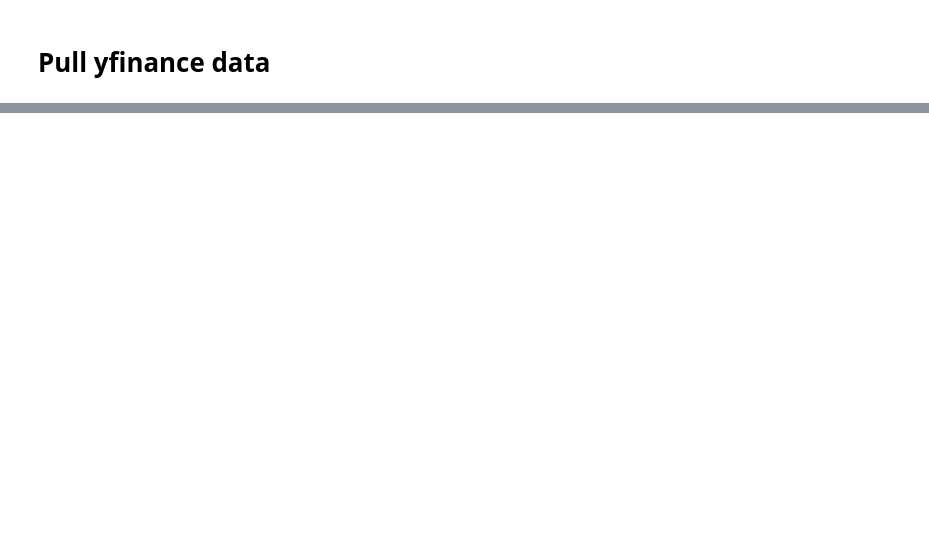
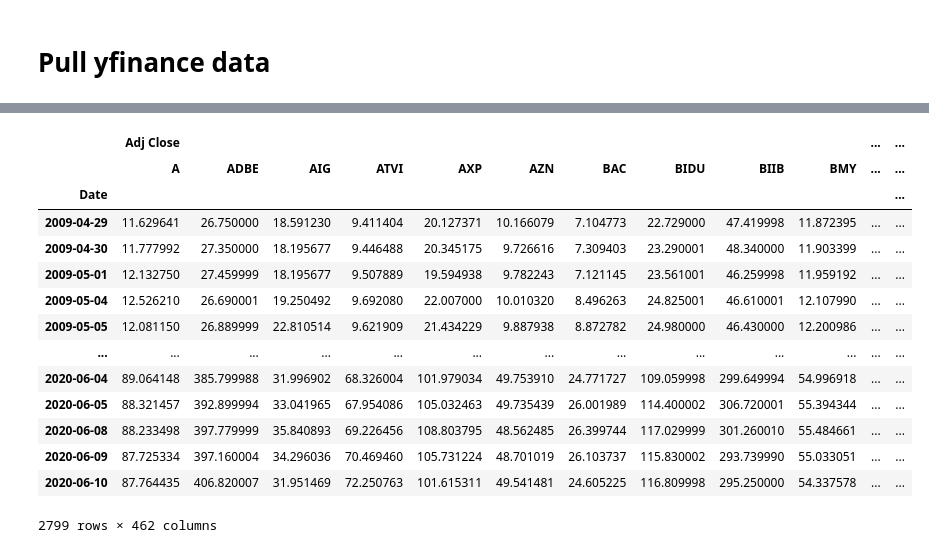
Before and after one commit to weijiesim/qf209-nlp-project, a Jupyter notebook: qf209_nlp_project.ipynb, the cells around one changed output, grey strips where cells are left out. Cells and saved outputs as stored; diff of their text form; code cells hidden in the pictures; blank space fills up the shorter version.

Commit message:
cleaned data

```diff
--- a/qf209_nlp_project.ipynb
+++ b/qf209_nlp_project.ipynb
@@ -7,5 +7,5 @@ import plotly.express as px
 # %% [markdown]
 # Data Exploration
 # %%
-data_1 = pd.read_csv("data/daily_financial_news/analyst_ratings_processed.csv", index_col=0)
+data_1 = pd.read_csv("/Users/bonniez/Downloads/archive/analyst_ratings_processed.csv", index_col=0)
 data_1.head()
@@ -140 +301,21 @@ data
 2799 rows × 600 columns
+# %%
+# Remove rows with NaN values
+data_cleaned = data.dropna(axis=1)
+data_cleaned
+# %% [output]
+|  | Adj Close |  |  |  |  |  |  |  |  |  | ... | ... |
+|  | A | ADBE | AIG | ATVI | AXP | AZN | BAC | BIDU | BIIB | BMY | ... | ... |
+| Date |  |  |  |  |  |  |  |  |  |  |  | ... |
+| 2009-04-29 | 11.629641 | 26.750000 | 18.591230 | 9.411404 | 20.127371 | 10.166079 | 7.104773 | 22.729000 | 47.419998 | 11.872395 | ... | ... |
+| 2009-04-30 | 11.777992 | 27.350000 | 18.195677 | 9.446488 | 20.345175 | 9.726616 | 7.309403 | 23.290001 | 48.340000 | 11.903399 | ... | ... |
+| 2009-05-01 | 12.132750 | 27.459999 | 18.195677 | 9.507889 | 19.594938 | 9.782243 | 7.121145 | 23.561001 | 46.259998 | 11.959192 | ... | ... |
+| 2009-05-04 | 12.526210 | 26.690001 | 19.250492 | 9.692080 | 22.007000 | 10.010320 | 8.496263 | 24.825001 | 46.610001 | 12.107990 | ... | ... |
+| 2009-05-05 | 12.081150 | 26.889999 | 22.810514 | 9.621909 | 21.434229 | 9.887938 | 8.872782 | 24.980000 | 46.430000 | 12.200986 | ... | ... |
+| ... | ... | ... | ... | ... | ... | ... | ... | ... | ... | ... | ... | ... |
+| 2020-06-04 | 89.064148 | 385.799988 | 31.996902 | 68.326004 | 101.979034 | 49.753910 | 24.771727 | 109.059998 | 299.649994 | 54.996918 | ... | ... |
+| 2020-06-05 | 88.321457 | 392.899994 | 33.041965 | 67.954086 | 105.032463 | 49.735439 | 26.001989 | 114.400002 | 306.720001 | 55.394344 | ... | ... |
+| 2020-06-08 | 88.233498 | 397.779999 | 35.840893 | 69.226456 | 108.803795 | 48.562485 | 26.399744 | 117.029999 | 301.260010 | 55.484661 | ... | ... |
+| 2020-06-09 | 87.725334 | 397.160004 | 34.296036 | 70.469460 | 105.731224 | 48.701019 | 26.103737 | 115.830002 | 293.739990 | 55.033051 | ... | ... |
+| 2020-06-10 | 87.764435 | 406.820007 | 31.951469 | 72.250763 | 101.615311 | 49.541481 | 24.605225 | 116.809998 | 295.250000 | 54.337578 | ... | ... |
+2799 rows × 462 columns
```
Also changed, not shown: parts of 26 cells of this notebook.
